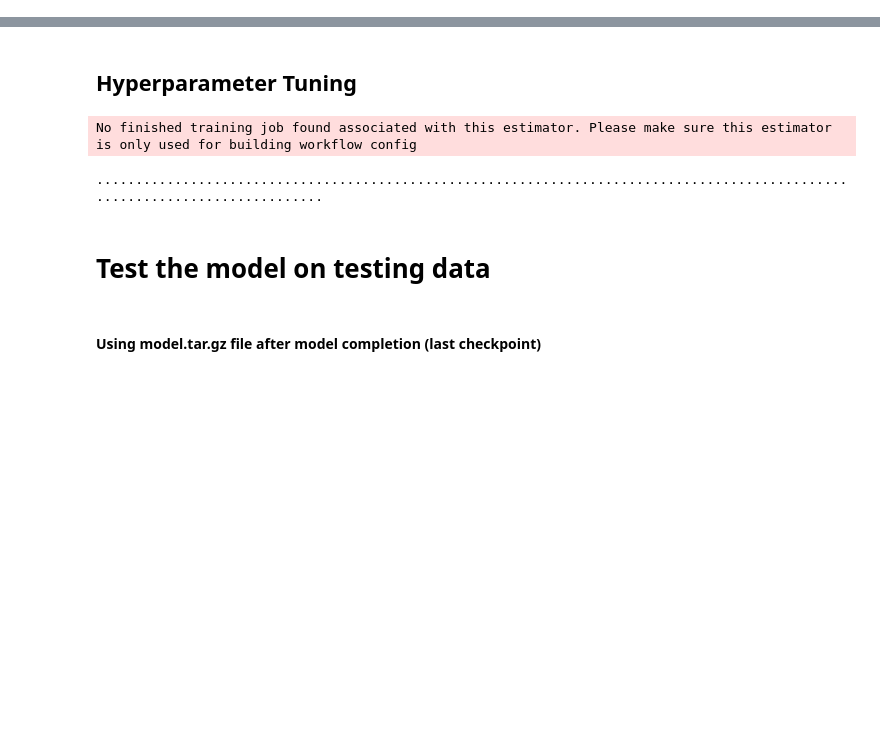
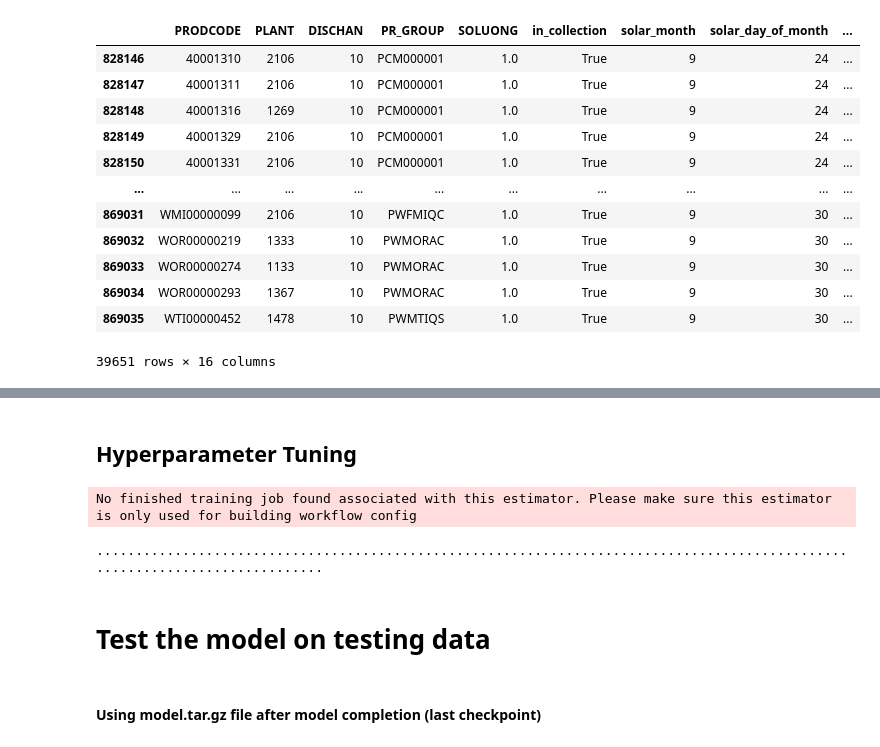
Before and after one commit to BenThaii/TemporalFusionTransformer, a Jupyter notebook: TFT_hyperparam_optimiztation.ipynb, the cells around one changed output, grey strips where cells are left out. Cells and saved outputs as stored; diff of their text form; code cells hidden in the pictures; blank space fills up the shorter version.

```diff
--- a/TFT_hyperparam_optimiztation.ipynb
+++ b/TFT_hyperparam_optimiztation.ipynb
@@ -67,0 +59,20 @@ memory usage: 178.2+ KB
+# %%
+data_df['time_idx'] = pd.DatetimeIndex(data_df["BILLDATE"]).astype(int)/ 86400000000000   # equals to 1 day
+
+data_df.drop(columns = ['BILLDATE'], inplace = True) # drop bill date
+
+data_df['time_idx'] = data_df['time_idx'].astype(int)
+data_df['PLANT'] = data_df['PLANT'].astype(str)
+data_df['DISCHAN'] = data_df['DISCHAN'].astype(str)
+data_df['solar_month'] = data_df['solar_month'].astype(str)
+data_df['solar_day_of_month'] = data_df['solar_day_of_month'].astype(str)
+data_df['solar_day_of_week'] = data_df['solar_day_of_week'].astype(str)
+data_df['solar_day_of_year'] = data_df['solar_day_of_year'].astype(str)
+data_df['lunar_month'] = data_df['lunar_month'].astype(str)
+data_df['lunar_day_of_month'] = data_df['lunar_day_of_month'].astype(str)
+data_df['MATERIAL'] = data_df['MATERIAL'].astype(str)
+data_df['TYPE_JEWEL'] = data_df['TYPE_JEWEL'].astype(str)
+data_df['STONES'] = data_df['STONES'].astype(str)
+data_df['in_collection'] = data_df['in_collection'].astype(str)
+
+data_df.info()
@@ -150 +216,21 @@ saved metadata to timeseries_data/vitasoy/vitasoy_metadata.json
+# %%
+# refine validation dataframe to only contain elements already seen in train dataframe
+for category_dimension in training_metadata['group_ids']:
+    val_df = val_df[val_df[category_dimension].isin(train_df[category_dimension].unique())]
+
+val_df
+# %% [output]
+|  | PRODCODE | PLANT | DISCHAN | PR_GROUP | SOLUONG | in_collection | solar_month | solar_day_of_month | ... |
+| 828146 | 40001310 | 2106 | 10 | PCM000001 | 1.0 | True | 9 | 24 | ... |
+| 828147 | 40001311 | 2106 | 10 | PCM000001 | 1.0 | True | 9 | 24 | ... |
+| 828148 | 40001316 | 1269 | 10 | PCM000001 | 1.0 | True | 9 | 24 | ... |
+| 828149 | 40001329 | 2106 | 10 | PCM000001 | 1.0 | True | 9 | 24 | ... |
+| 828150 | 40001331 | 2106 | 10 | PCM000001 | 1.0 | True | 9 | 24 | ... |
+| ... | ... | ... | ... | ... | ... | ... | ... | ... | ... |
+| 869031 | WMI00000099 | 2106 | 10 | PWFMIQC | 1.0 | True | 9 | 30 | ... |
+| 869032 | WOR00000219 | 1333 | 10 | PWMORAC | 1.0 | True | 9 | 30 | ... |
+| 869033 | WOR00000274 | 1133 | 10 | PWMORAC | 1.0 | True | 9 | 30 | ... |
+| 869034 | WOR00000293 | 1367 | 10 | PWMORAC | 1.0 | True | 9 | 30 | ... |
+| 869035 | WTI00000452 | 1478 | 10 | PWMTIQS | 1.0 | True | 9 | 30 | ... |
+39651 rows × 16 columns
 # %%
```
Also changed, not shown: parts of 16 cells of this notebook, 1 other file.
